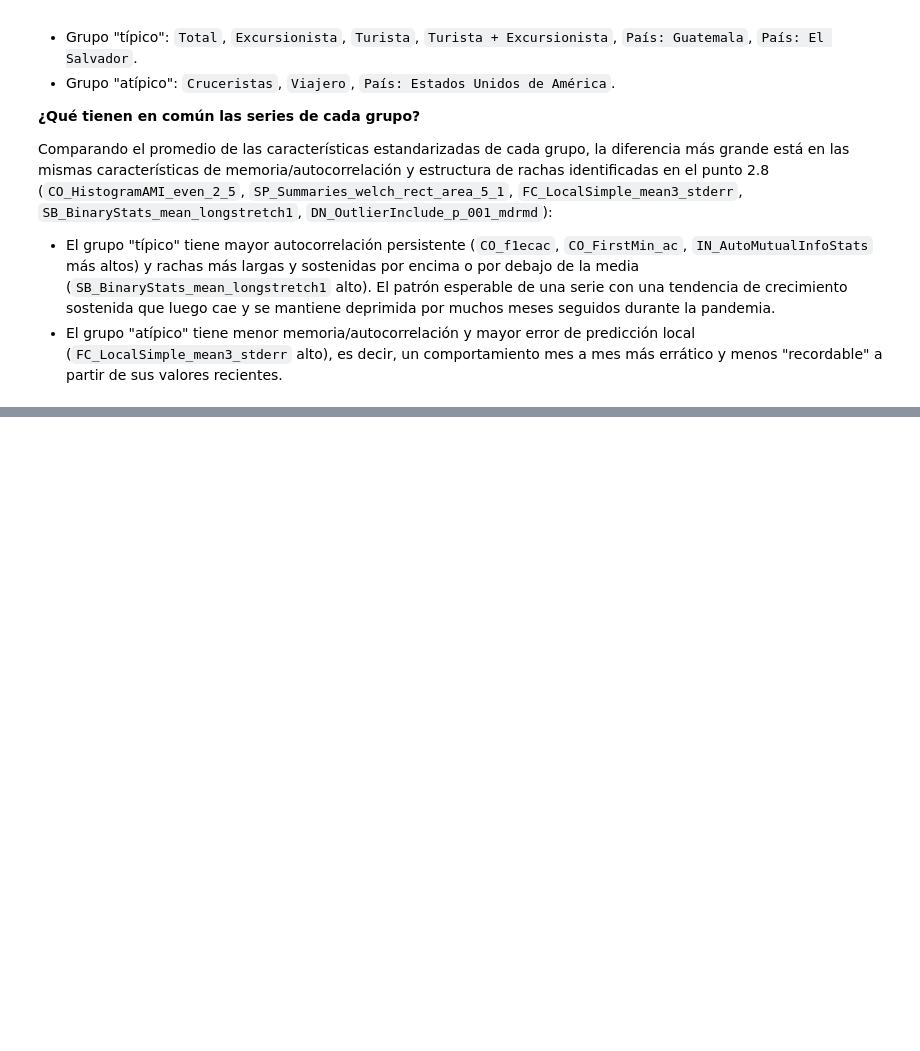
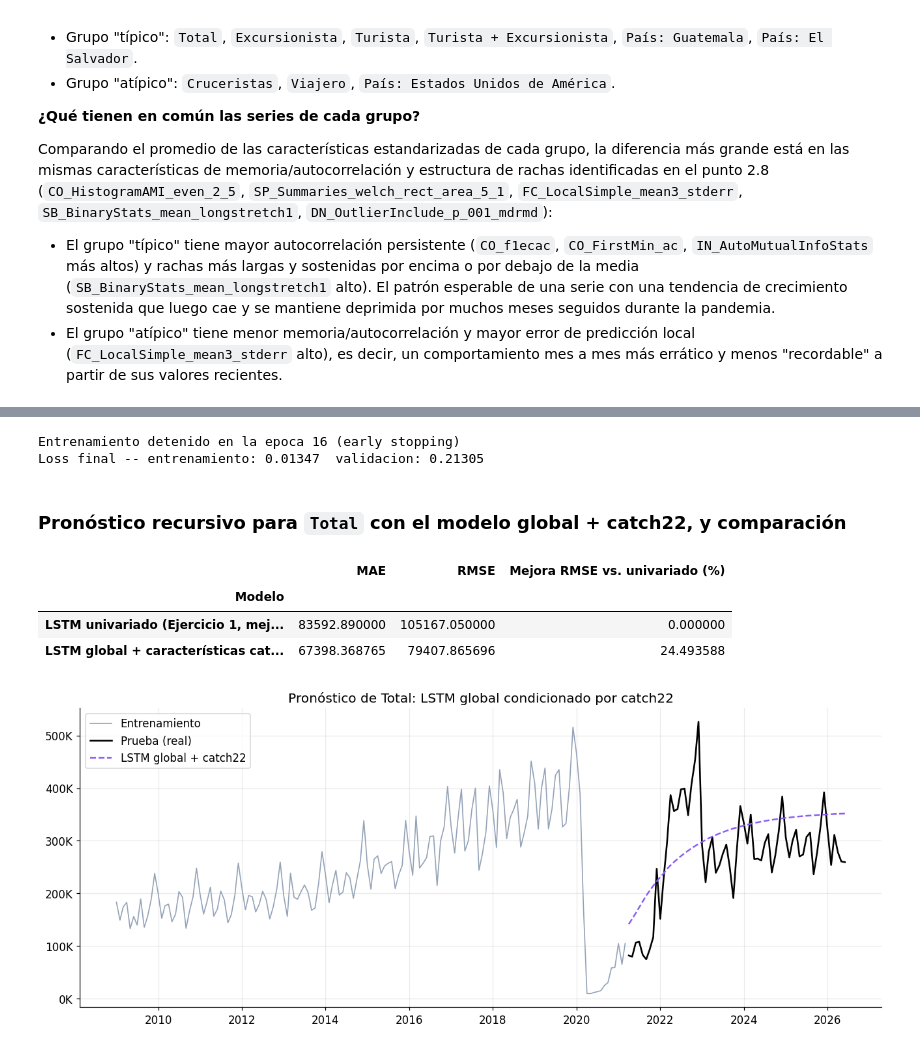
Before and after one commit to JuanDsm04/ds-lab2, a Jupyter notebook: laboratorio2_02_catch22.ipynb, the cells around one changed output, grey strips where cells are left out. Cells and saved outputs as stored; diff of their text form; code cells hidden in the pictures; blank space fills up the shorter version.

Commit message:
feat: add results analysis and comparison of the LSTM with Catch22 features against the previous best LSTM

```diff
--- a/laboratorio2_02_catch22.ipynb
+++ b/laboratorio2_02_catch22.ipynb
@@ -420,0 +744,60 @@ rachas identificadas en el punto 2.8 (`CO_HistogramAMI_even_2_5`,
+# %%
+es = EarlyStopping(patience=15, restore_best_weights=True)
+historia_global = modelo_global_catch22.fit(
+    [X_seq_tr, X_cat_tr], y_tr,
+    validation_data=([X_seq_va, X_cat_va], y_va),
+    epochs=200, batch_size=16, verbose=0, callbacks=[es],
+)
+print(f"Entrenamiento detenido en la epoca {len(historia_global.history['loss'])} (early stopping)")
+print(f"Loss final -- entrenamiento: {historia_global.history['loss'][-1]:.5f}  "
+      f"validacion: {historia_global.history['val_loss'][-1]:.5f}")
+# %% [output]
+Entrenamiento detenido en la epoca 16 (early stopping)
+Loss final -- entrenamiento: 0.01347  validacion: 0.21305
+# %% [markdown]
+### Pronóstico recursivo para `Total` con el modelo global + catch22, y comparación
+# %%
+sc_total = escaladores_por_serie["Total"]
+s_total_scaled = sc_total.transform(train["Total"].values.reshape(-1, 1)).flatten()
+vector_catch22_total = X_df.loc["Total"].values
+
+ventana = list(s_total_scaled[-w:])
+preds_escaladas = []
+for _ in range(len(test_total)):
+    x_seq_in = np.array(ventana[-w:]).reshape(1, w, 1)
+    x_cat_in = vector_catch22_total.reshape(1, -1)
+    p = modelo_global_catch22.predict([x_seq_in, x_cat_in], verbose=0)[0, 0]
+    preds_escaladas.append(p)
+    ventana.append(p)
+
+pred_global_catch22 = pd.Series(
+    sc_total.inverse_transform(np.array(preds_escaladas).reshape(-1, 1)).flatten(),
+    index=test_total.index,
+)
+
+mae_global = mean_absolute_error(test_total, pred_global_catch22)
+rmse_global = rmse(test_total, pred_global_catch22)
+
+comparacion_214 = pd.DataFrame([
+    {"Modelo": "LSTM univariado (Ejercicio 1, mejor para Total)", "MAE": 83592.89, "RMSE": 105167.05},
+    {"Modelo": "LSTM global + características catch22 (este punto)", "MAE": mae_global, "RMSE": rmse_global},
+]).set_index("Modelo")
+comparacion_214["Mejora RMSE vs. univariado (%)"] = 100 * (105167.05 - comparacion_214["RMSE"]) / 105167.05
+comparacion_214
+# %% [output]
+|  | MAE | RMSE | Mejora RMSE vs. univariado (%) |
+| Modelo |  |  |  |
+| LSTM univariado (Ejercicio 1, mej... | 83592.890000 | 105167.050000 | 0.000000 |
+| LSTM global + características cat... | 67398.368765 | 79407.865696 | 24.493588 |
+# %%
+fig, ax = plt.subplots(figsize=(12, 5))
+ax.plot(train["Total"].index, train["Total"].values, color=GRIS, linewidth=1.1, label="Entrenamiento")
+ax.plot(test_total.index, test_total.values, color="black", linewidth=1.7, label="Prueba (real)")
+ax.plot(test_total.index, pred_global_catch22.values, color=MORADO, linestyle="--",
+        linewidth=1.6, label="LSTM global + catch22")
+ax.yaxis.set_major_formatter(mticker.FuncFormatter(lambda x, pos: f"{x/1e3:.0f}K" if abs(x) < 1e6 else f"{x/1e6:.1f}M"))
+ax.set_title("Pronóstico de Total: LSTM global condicionado por catch22")
+ax.legend(loc="upper left")
+plt.tight_layout(); plt.show()
+# %% [output]
+[figure, added]
```
Also changed, not shown: parts of 24 cells of this notebook.
